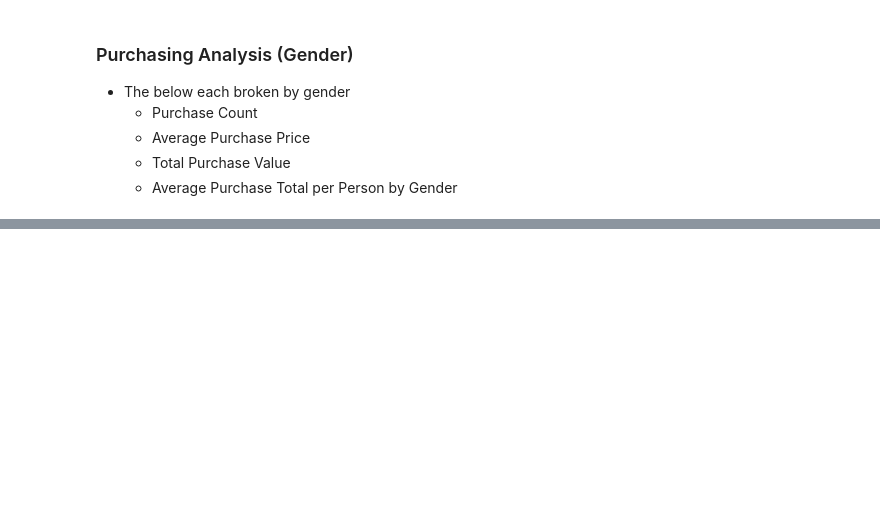
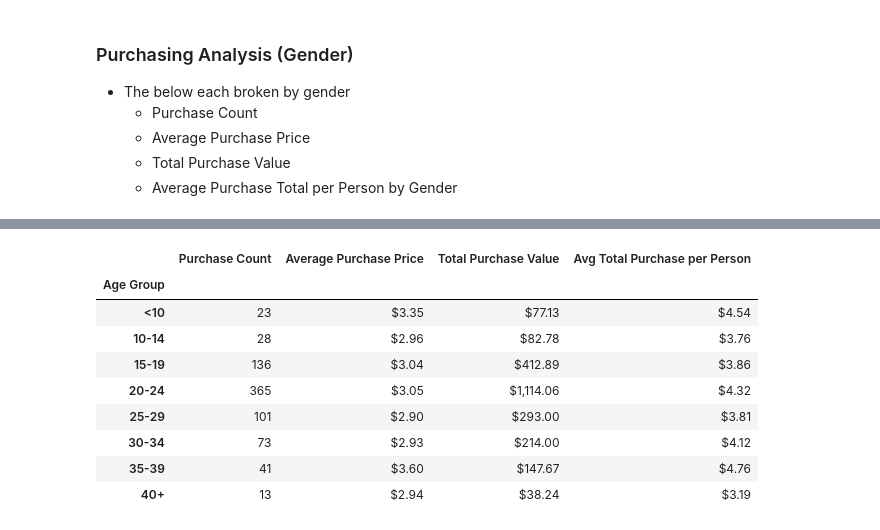
Before and after one commit to allidoiswen/AW_Homework, a Jupyter notebook: 04-Pandas/pandas-challenge/HeroesOfPymoli/HeroesOfPymoli.ipynb, the cells around one changed output, grey strips where cells are left out. Drawn from its saved outputs; the diff is of its cells as text; code cells hidden in the pictures; blank space fills up the shorter version.

```diff
--- a/04-Pandas/pandas-challenge/HeroesOfPymoli/HeroesOfPymoli.ipynb
+++ b/04-Pandas/pandas-challenge/HeroesOfPymoli/HeroesOfPymoli.ipynb
@@ -118,11 +97,21 @@ print("No more duplicate users: " + str(unique_sn == user_gender_df.shape[0]))
 # Group data by Gender
 gender_df = user_gender_df.groupby('Gender').count()
 
+# Delete SN/Gender column
+del gender_df['SN_Gender']
+
 ## Calcuate Percentage
-gender_df['Gender_pct'] = gender_df['SN'] / total_num_player
+gender_df['Percentage of Players'] = 100* (gender_df['SN'] / total_num_player)
 
-# Print Output
-for index, row in gender_df.iterrows():
-    print(f"Percentage and Count of {index} Players: " + str(round(row['Gender_pct'] * 100, 2)) + '%')
+## Rename Col
+gender_df = gender_df.rename(columns = {'SN' : 'Total Count'})
+
+## Sort by Percentage
+gender_df = gender_df.sort_values('Percentage of Players', ascending = False)
+
+## format col
+gender_df['Percentage of Players'] = gender_df['Percentage of Players'].apply('{:.2f}%'.format)
+
+gender_df
 # %% [output]
 No more duplicate users: True
@@ -142,0 +240,60 @@ user_gender_df = heros_df[['SN', 'Gender']].copy()
+# %%
+# Save a copy of DataFrame
+pur_by_age_df = heros_df.copy()
+
+# Set up bin and group lists
+bin_list = [0, 9, 14, 19, 24, 29, 34, 39, 150]
+group_list = ['<10', '10-14', '15-19', '20-24', '25-29', '30-34', '35-39', '40+']
+
+# Assign each purchase into a group
+pur_by_age_df["Age Group"] = pd.cut(pur_by_age_df["Age"], bin_list, labels=group_list, include_lowest=False)
+
+# Purchase count
+pur_count_df = pur_by_age_df[['Purchase ID', 'Age Group']].copy()
+pur_count_df = pur_count_df.groupby('Age Group').count()
+pur_count_df = pur_count_df.rename(columns = {'Purchase ID' : 'Purchase Count'})
+
+# Total Purchase Value
+total_pur_val_age = pur_by_age_df[['Price', 'Age Group']].copy()
+total_pur_val_age = total_pur_val_age.groupby('Age Group').sum()
+total_pur_val_age = total_pur_val_age.rename(columns = {'Price' : 'Total Purchase Value'})
+
+# Merge Purchase count and Total Purchase Value
+age_dem_df = pd.merge(pur_count_df, total_pur_val_age, on = 'Age Group')
+
+# Average Purchase Price
+age_dem_df['Average Purchase Price'] = age_dem_df['Total Purchase Value'] / age_dem_df['Purchase Count']
+
+# Merge Player count to Age Demographics DataFrmae
+age_dem_df = pd.merge(age_dem_df, user_age_df, on = 'Age Group')
+
+# Average Purchase Total per Person by Age Group
+age_dem_df['Avg Total Purchase per Person'] = age_dem_df['Total Purchase Value'] / age_dem_df['Total Count']
+
+# Trim DataFrame to only col needed
+age_dem_df = age_dem_df[['Purchase Count','Average Purchase Price','Total Purchase Value','Avg Total Purchase per Person']]
+
+# format
+## Set up format dictionary
+format_dict = {
+    'Purchase Count'         : '{:,.0f}' ,
+    'Average Purchase Price' : '${:,.2f}',
+    'Total Purchase Value'   : '${:,.2f}',
+    'Avg Total Purchase per Person' : '${:,.2f}',
+}
+
+for key, value in format_dict.items():
+    age_dem_df[key] = age_dem_df[key].apply(value.format)
+
+age_dem_df
+# %% [output]
+|  | Purchase Count | Average Purchase Price | Total Purchase Value | Avg Total Purchase per Person |
+| Age Group |  |  |  |  |
+| <10 | 23 | $3.35 | $77.13 | $4.54 |
+| 10-14 | 28 | $2.96 | $82.78 | $3.76 |
+| 15-19 | 136 | $3.04 | $412.89 | $3.86 |
+| 20-24 | 365 | $3.05 | $1,114.06 | $4.32 |
+| 25-29 | 101 | $2.90 | $293.00 | $3.81 |
+| 30-34 | 73 | $2.93 | $214.00 | $4.12 |
+| 35-39 | 41 | $3.60 | $147.67 | $4.76 |
+| 40+ | 13 | $2.94 | $38.24 | $3.19 |
```
Also changed, not shown: parts of 20 cells of this notebook.
